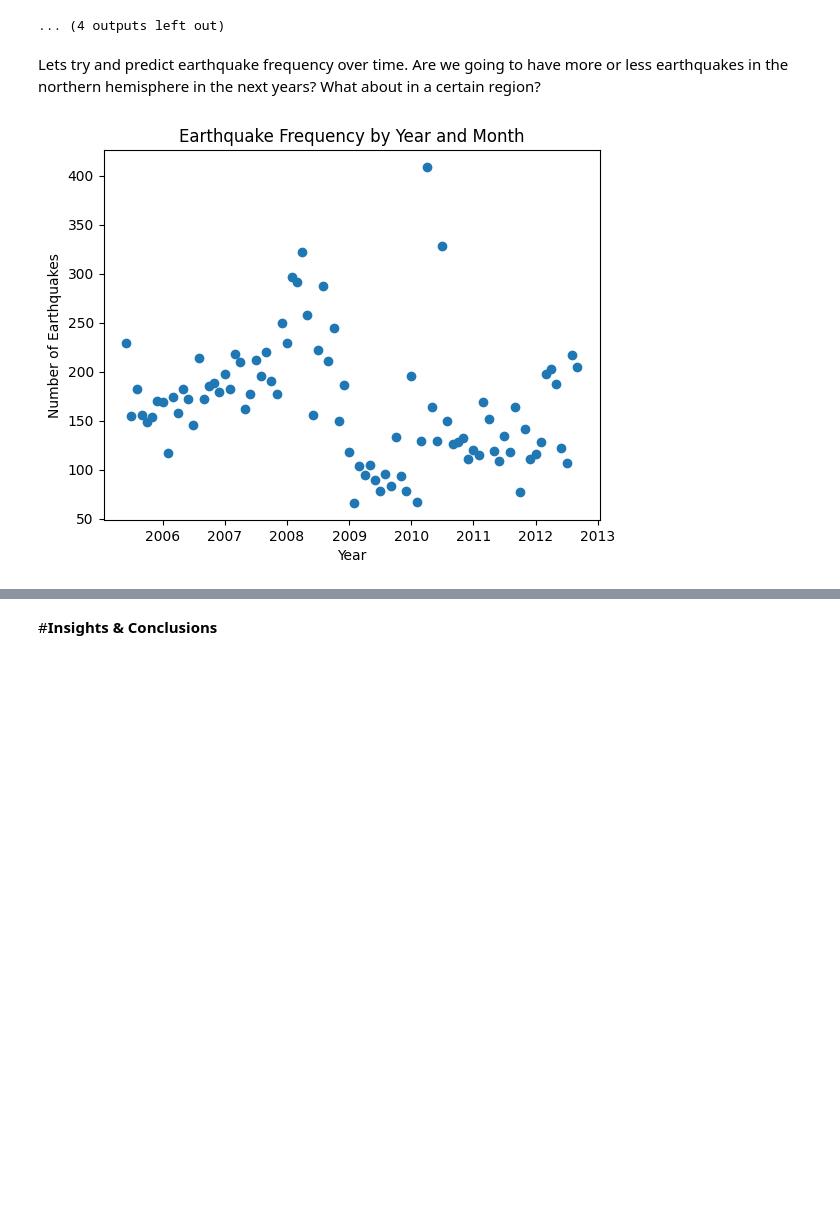
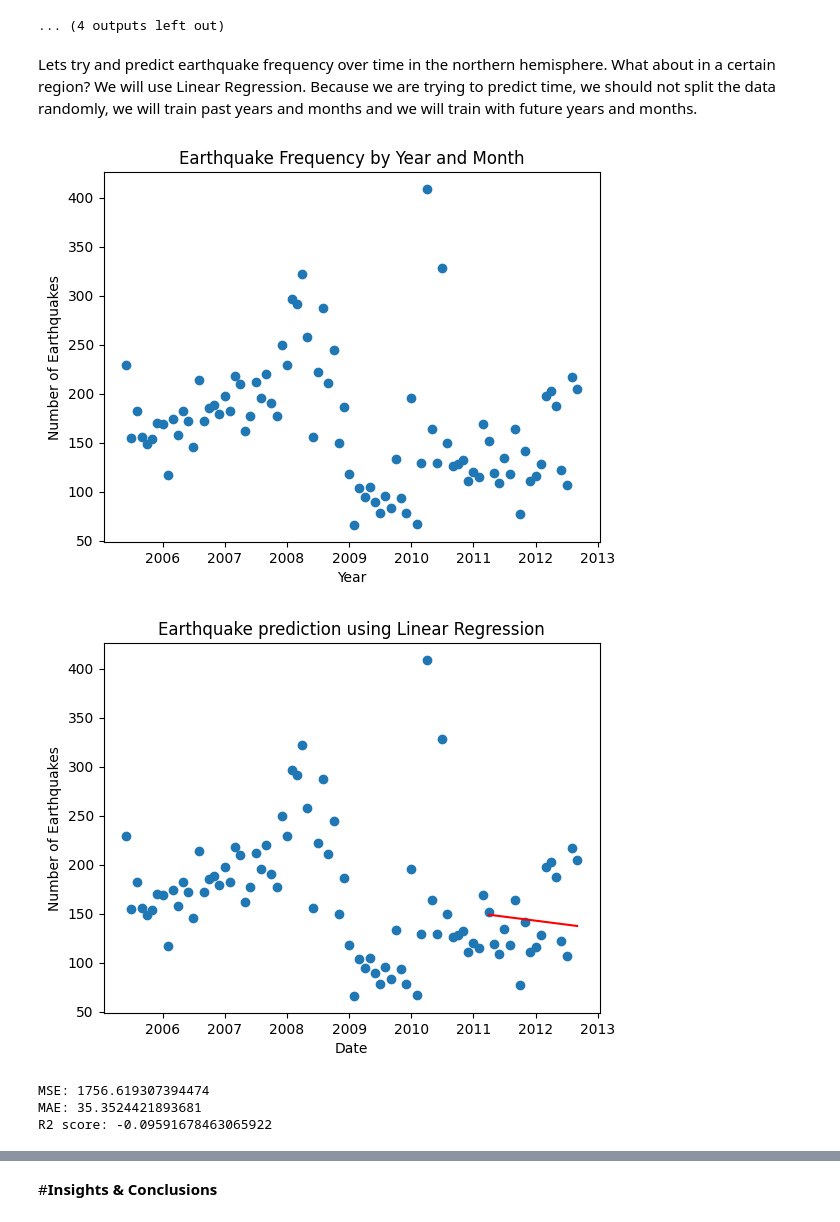
Before and after one commit to NatalieFig/cmsc320finalproj, a Jupyter notebook: CMSC320_Final_Project.ipynb, the cells around one changed output, grey strips where cells are left out. Drawn from its saved outputs; the diff is of its cells as text; code cells hidden in the pictures; blank space fills up the shorter version.

Commit message:
added lin and poly model

```diff
--- a/CMSC320_Final_Project.ipynb
+++ b/CMSC320_Final_Project.ipynb
@@ -751,25 +753,79 @@ MSE: 0.11814640150000136
 R2 score: 0.12090939577439319
 [figure]
 ... (4 outputs left out)
-# %% [markdown]
-Lets try and predict earthquake frequency over time. Are we going to have more or less earthquakes in the northern hemisphere in the next years? What about in a certain region?
+# %% [markdown]
+Lets try and predict earthquake frequency over time in the northern hemisphere. What about in a certain region? We will use Linear Regression. Because we are trying to predict time, we should not split the data randomly, we will train past years and months and we will train with future years and months.
 # %%
 
 earthquakes_ml_dataframe['year'] = pd.to_datetime(earthquakes_df['date']).dt.year
 earthquakes_ml_dataframe['month'] = pd.to_datetime(earthquakes_df['date']).dt.month
 earthquakes_ml_dataframe['place'] = earthquakes_df['place']
 
+
+#count earthquakes per year per month
 earthquakes_monthly = earthquakes_ml_dataframe.groupby(['year', 'month']).size().reset_index(name='Number of earthquakes')
 
 earthquakes_monthly['date'] = pd.to_datetime(
     earthquakes_monthly[['year', 'month']].assign(day=1)
 )
+
+
+#i need to create a continuous time variable
+earthquakes_monthly['continuous_time'] = range(len(earthquakes_monthly))
 
 #see the plot and see if we can see a trend over the years
 plt.scatter(earthquakes_monthly['date'], earthquakes_monthly['Number of earthquakes'])
 plt.xlabel('Year')
 plt.ylabel('Number of Earthquakes')
 plt.title('Earthquake Frequency by Year and Month')
 plt.show()
+
+
+#it needs to have 2 [[]] because it needs to be a 2D array for the model to work,
+#if it was just one [] it would be a 1D array and the model would not work
+X = earthquakes_monthly[['continuous_time']]
+Y = earthquakes_monthly['Number of earthquakes']
+
+
+#20% will be test, 80% will be train
+where_to_split_data = int(len(X) * 0.8)
+X_train = X[: where_to_split_data]
+X_test = X[where_to_split_data :]
+
+Y_train = Y[: where_to_split_data]
+Y_test = Y[where_to_split_data :]
+
+
+
+
+#Linear Regression
+model = LinearRegression()
+model.fit(X_train, Y_train)
+model_pred = model.predict(X_test)
+
+
+plt.scatter(earthquakes_monthly['date'], earthquakes_monthly['Number of earthquakes'],
+            label='Actual earthquakes')
+
+plt.plot(earthquakes_monthly['date'][where_to_split_data:], model_pred, color='red',
+         label='Prediction Linear Regression')
+
+plt.xlabel('Date')
+plt.ylabel('Number of Earthquakes')
+plt.title('Earthquake prediction using Linear Regression')
+plt.show()
+
+
+model_mse = mean_squared_error(Y_test, model_pred)
+model_r2 = r2_score(Y_test, model_pred)
+model_mae = mean_absolute_error(Y_test, model_pred)
+
+print(f"MSE: {model_mse}")
+print(f"MAE: {model_mae}")
+print(f"R2 score: {model_r2}")
 # %% [output]
 [figure]
+[figure, added]
+MSE: 1756.619307394474
+MAE: 35.3524421893681
+R2 score: -0.09591678463065922
```
Also changed, not shown: parts of 4 cells of this notebook.
